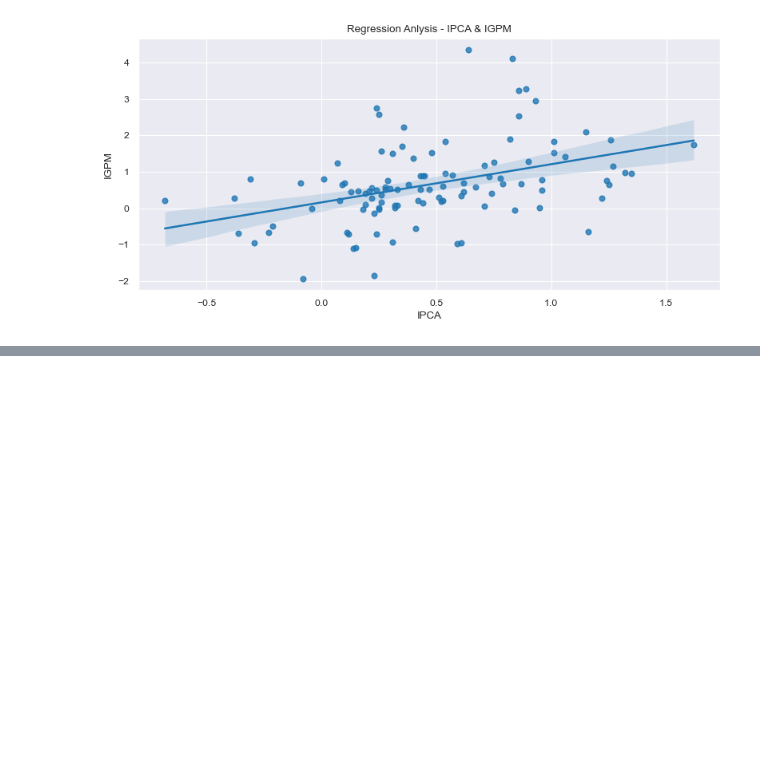
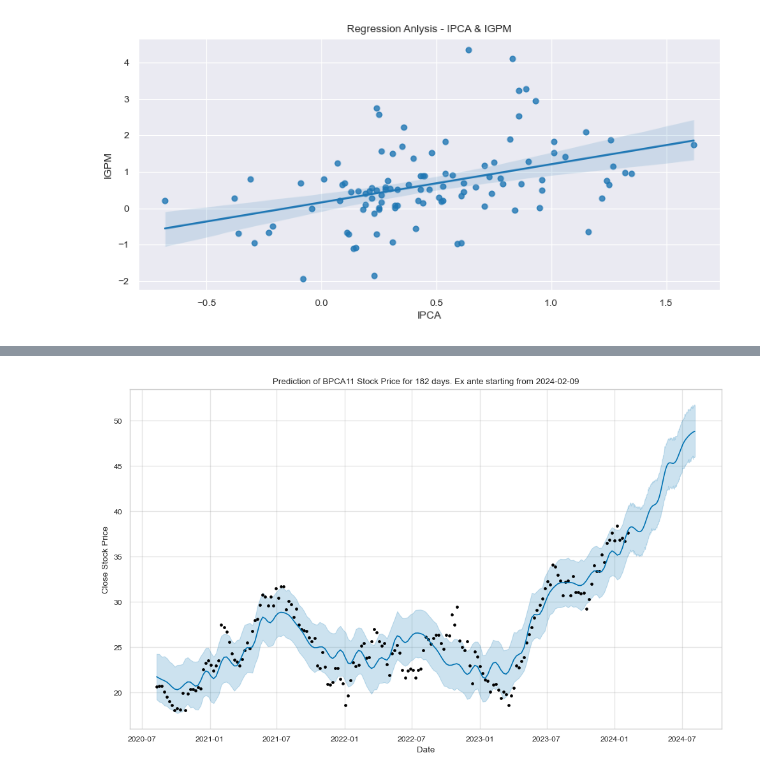
Before and after one commit to vitrpereira/analytics, a Jupyter notebook: notebooks/bpac11_stock_overview.ipynb, the cells around one changed output, grey strips where cells are left out. Drawn from its saved outputs; the diff is of its cells as text; code cells hidden in the pictures; blank space fills up the shorter version.

```diff
--- a/notebooks/bpac11_stock_overview.ipynb
+++ b/notebooks/bpac11_stock_overview.ipynb
@@ -363,0 +405,4 @@ plt.show()
+# %%
+m2 = Prophet(daily_seasonality=True)
+
+m2.fit(sub_data)
@@ -363,0 +413,13 @@ plt.show()
+# %%
+ex_ante_future = m2.make_future_dataframe(periods=period)
+
+prediction_2 = m2.predict(ex_ante_future)
+# %%
+m2.plot(prediction_2)
+
+plt.title("Prediction of BPCA11 Stock Price for %s days. Ex ante starting from %s" % (period, date_cut))
+plt.xlabel("Date")
+plt.ylabel("Close Stock Price")
+plt.show()
+# %% [output]
+[figure, added]
```
Also changed, not shown: parts of 31 cells of this notebook.
